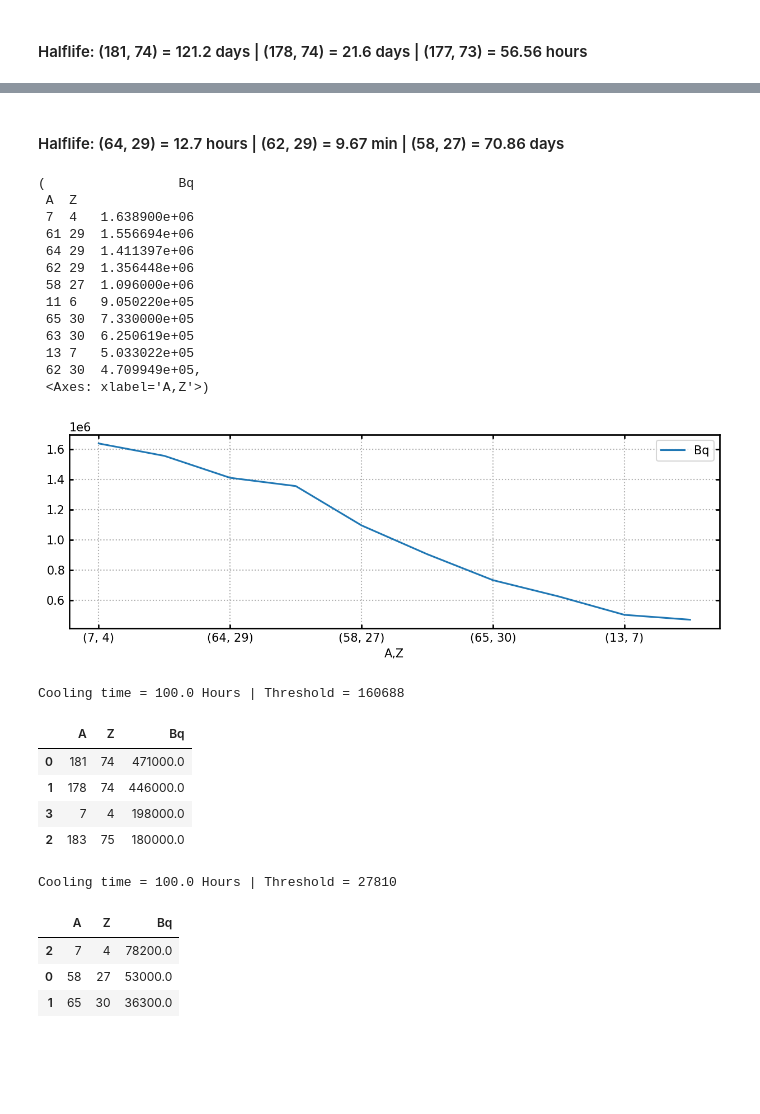
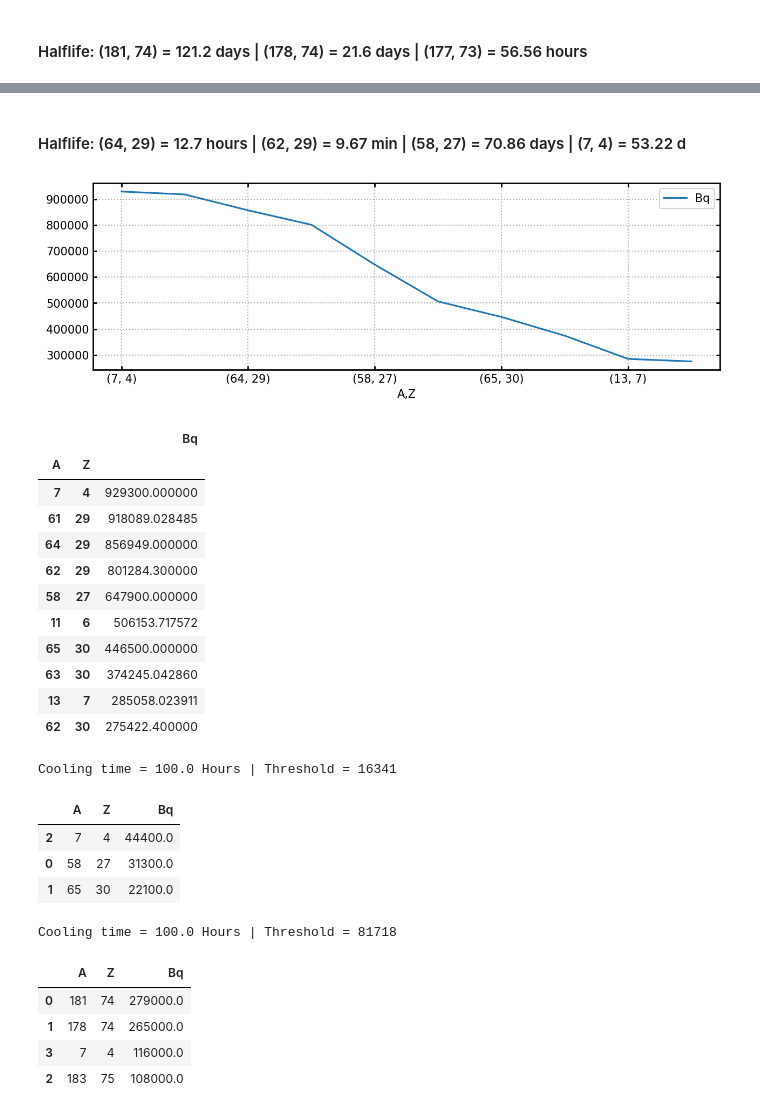
Before and after one commit to sewerininc/fluka_simulations, a Jupyter notebook: python_notebook/first test.ipynb, the cells around one changed output, grey strips where cells are left out. Drawn from its saved outputs; the diff is of its cells as text; code cells hidden in the pictures; blank space fills up the shorter version.

```diff
--- a/python_notebook/first test.ipynb
+++ b/python_notebook/first test.ipynb
@@ -21,10 +21,23 @@ plt.rc("xtick.major", width=1.3) #Sætter tykkelsen på xticks
 #### paths ####
 absolute_path = os.path.abspath('').rstrip("/python_notebook")
 
-brass1p25_paths = glob.glob(absolute_path + "/Full_Sim/brass_tot_1p2mm/brass_full_1p25mm*sum.lis")
-brass_paths.sort()
-tungsten1p27_paths = glob.glob(absolute_path + "/Full_Sim/tungsten_tot_1.27mm/tungsten_full_1p27mm*sum.lis")
-tungsten_paths.sort()
+brass20_1p25_paths = glob.glob(absolute_path + "/Full_Sim/20brass1p25mm/20brass1p25*sum.lis")
+brass1p25_paths.sort()
+
+# all these are dz = 50 mm
+brass1p0_paths = glob.glob(absolute_path + "/Full_Sim/50brass1p0mm/50brass1p0*sum.lis")
+brass1p0_paths.sort()
+brass1p27_paths = glob.glob(absolute_path + "/Full_Sim/50brass1p27mm/50brass1p27*sum.lis")
+brass1p27_paths.sort()
+brass1p5_paths = glob.glob(absolute_path + "/Full_Sim/50brass1p5mm/50brass1p5*sum.lis")
+brass1p5_paths.sort()
+
+tungsten1p0_paths = glob.glob(absolute_path + "/Full_Sim/20tungsten1p0mm/20tungsten1p0*sum.lis")
+tungsten1p0_paths.sort()
+tungsten1p27_paths = glob.glob(absolute_path + "/Full_Sim/20tungsten1p27mm/20tungsten1p27*sum.lis")
+tungsten1p27_paths.sort()
+tungsten1p5_paths = glob.glob(absolute_path + "/Full_Sim/20tungsten1p5mm/20tungsten1p5*sum.lis")
+tungsten1p5_paths.sort()
 # %%
 cool_times_dict = {
     "cool1": 300, "cool2": 900, "cool3": 3600, "cool4": 7200, "cool5": 14400, "cool6": 28800, "cool7": 57600,
@@ -279,39 +317,41 @@ df_sums_tungsten[:10], df_sums_tungsten[:10].plot()
 # %% [markdown]
-#### Halflife:  (64, 29) = 12.7 hours | (62, 29) = 9.67 min | (58, 27) = 70.86 days
+#### Halflife:  (64, 29) = 12.7 hours | (62, 29) = 9.67 min | (58, 27) = 70.86 days | (7, 4) = 53.22 d
 # %%
-df_sums_brass[:10], df_sums_brass[:10].plot()
+df_sums_brass_27 = get_tot_df(brass1p27_paths)
+df_sums_brass_27[:10].plot()
+plt.show()
+df_sums_brass_27[:10]
 # %% [output]
-(                 Bq
- A  Z
- 7  4   1.638900e+06
- 61 29  1.556694e+06
- 64 29  1.411397e+06
- 62 29  1.356448e+06
- 58 27  1.096000e+06
- 11 6   9.050220e+05
- 65 30  7.330000e+05
- 63 30  6.250619e+05
- 13 7   5.033022e+05
- 62 30  4.709949e+05,
- <Axes: xlabel='A,Z'>)
-[figure, old version]
+[figure, new version]
+|  |  | Bq |
+| A | Z |  |
+| 7 | 4 | 929300.000000 |
+| 61 | 29 | 918089.028485 |
+| 64 | 29 | 856949.000000 |
+| 62 | 29 | 801284.300000 |
+| 58 | 27 | 647900.000000 |
+| 11 | 6 | 506153.717572 |
+| 65 | 30 | 446500.000000 |
+| 63 | 30 | 374245.042860 |
+| 13 | 7 | 285058.023911 |
+| 62 | 30 | 275422.400000 |
 # %%
-ff1, ff2 = get_df_sum(tungsten_paths[15])
+ff1, ff2 = get_df_sum(brass1p27_paths[15])
 find_elements(ff1, ff1.max().mean()*10)
 # %% [output]
-Cooling time = 100.0 Hours | Threshold = 160688
+Cooling time = 100.0 Hours | Threshold = 16341
 |  | A | Z | Bq |
-| 0 | 181 | 74 | 471000.0 |
-| 1 | 178 | 74 | 446000.0 |
-| 3 | 7 | 4 | 198000.0 |
-| 2 | 183 | 75 | 180000.0 |
+| 2 | 7 | 4 | 44400.0 |
+| 0 | 58 | 27 | 31300.0 |
+| 1 | 65 | 30 | 22100.0 |
 # %%
-ff1, ff2 = get_df_sum(brass_paths[15])
+ff1, ff2 = get_df_sum(tungsten1p27_paths[15])
 find_elements(ff1, ff1.max().mean()*10)
 # %% [output]
-Cooling time = 100.0 Hours | Threshold = 27810
+Cooling time = 100.0 Hours | Threshold = 81718
 |  | A | Z | Bq |
-| 2 | 7 | 4 | 78200.0 |
-| 0 | 58 | 27 | 53000.0 |
-| 1 | 65 | 30 | 36300.0 |
+| 0 | 181 | 74 | 279000.0 |
+| 1 | 178 | 74 | 265000.0 |
+| 3 | 7 | 4 | 116000.0 |
+| 2 | 183 | 75 | 108000.0 |
 # %%
```
Also changed, not shown: parts of 16 cells of this notebook, 2 other files.
